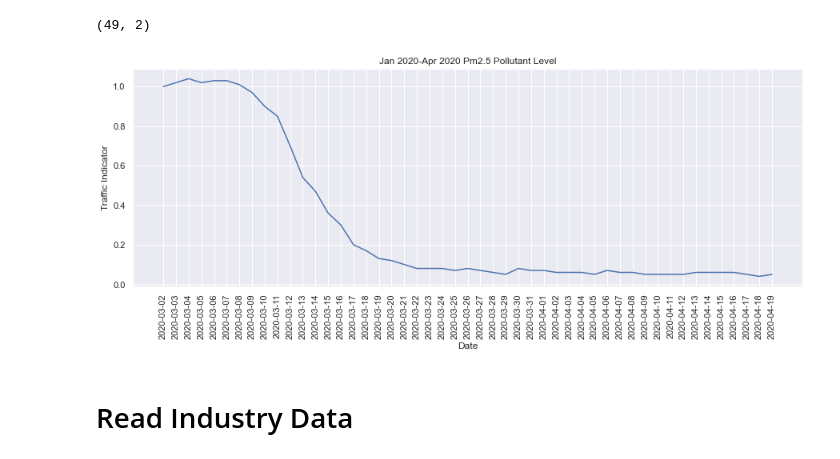
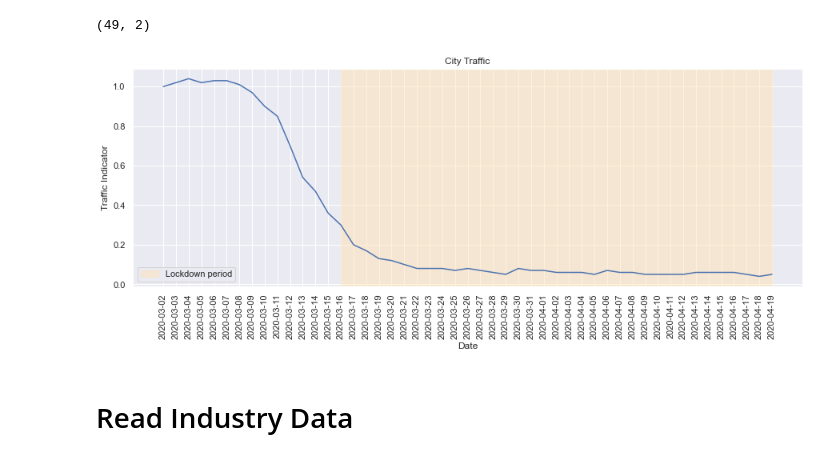
Before and after one commit to poojakataria/CMPE256_FinalProject_COVID19Analysis, a Jupyter notebook: Covid19PositiveAnalysis.ipynb, the cells around one changed output. Saved outputs shown, nothing was run; the diff lists cells and outputs as text; code cells hidden in the pictures.

```diff
--- a/Covid19PositiveAnalysis.ipynb
+++ b/Covid19PositiveAnalysis.ipynb
@@ -330,17 +325,18 @@ df_traffic_city.shape
 # %%
 sns.set()
 plt.figure(figsize=(15,5))
-plt.title('Jan 2020-Apr 2020 Pm2.5 Pollutant Level')
+plt.title('City Traffic')
+plt.axvspan(14, 48, alpha=0.5, color='moccasin', label='Lockdown period')
 sns.lineplot(x='Date',
              y='New York City',
              data=df_traffic_city)
 plt.xlabel('Date')
 plt.ylabel('Traffic Indicator')
 plt.xticks(rotation=90)
 #plt.ylim(50)
 plt.show()
 # %% [output]
-[figure, old version]
+[figure, new version]
 # %% [markdown]
 # Read Industry Data
 # %%
```
Also changed, not shown: parts of 15 cells of this notebook.
